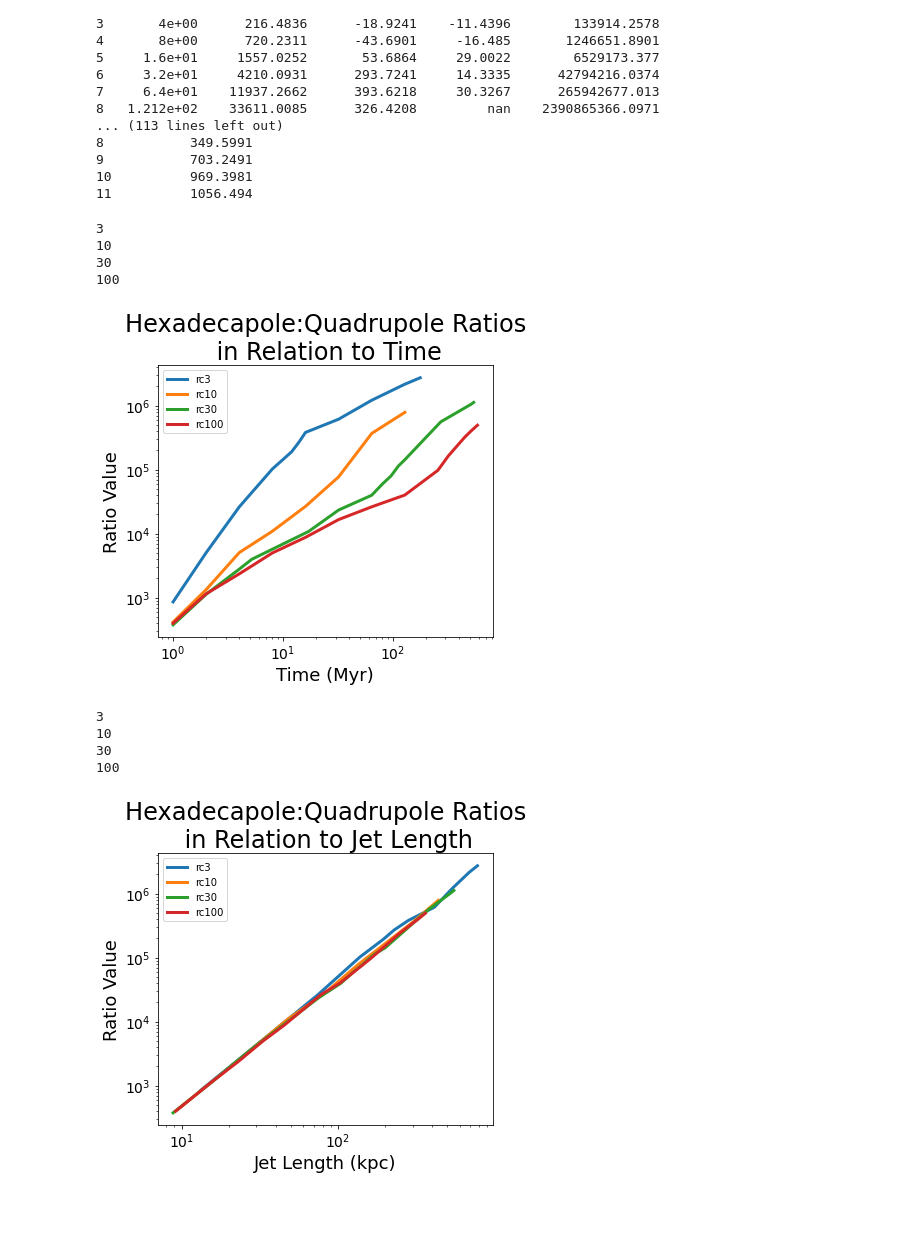
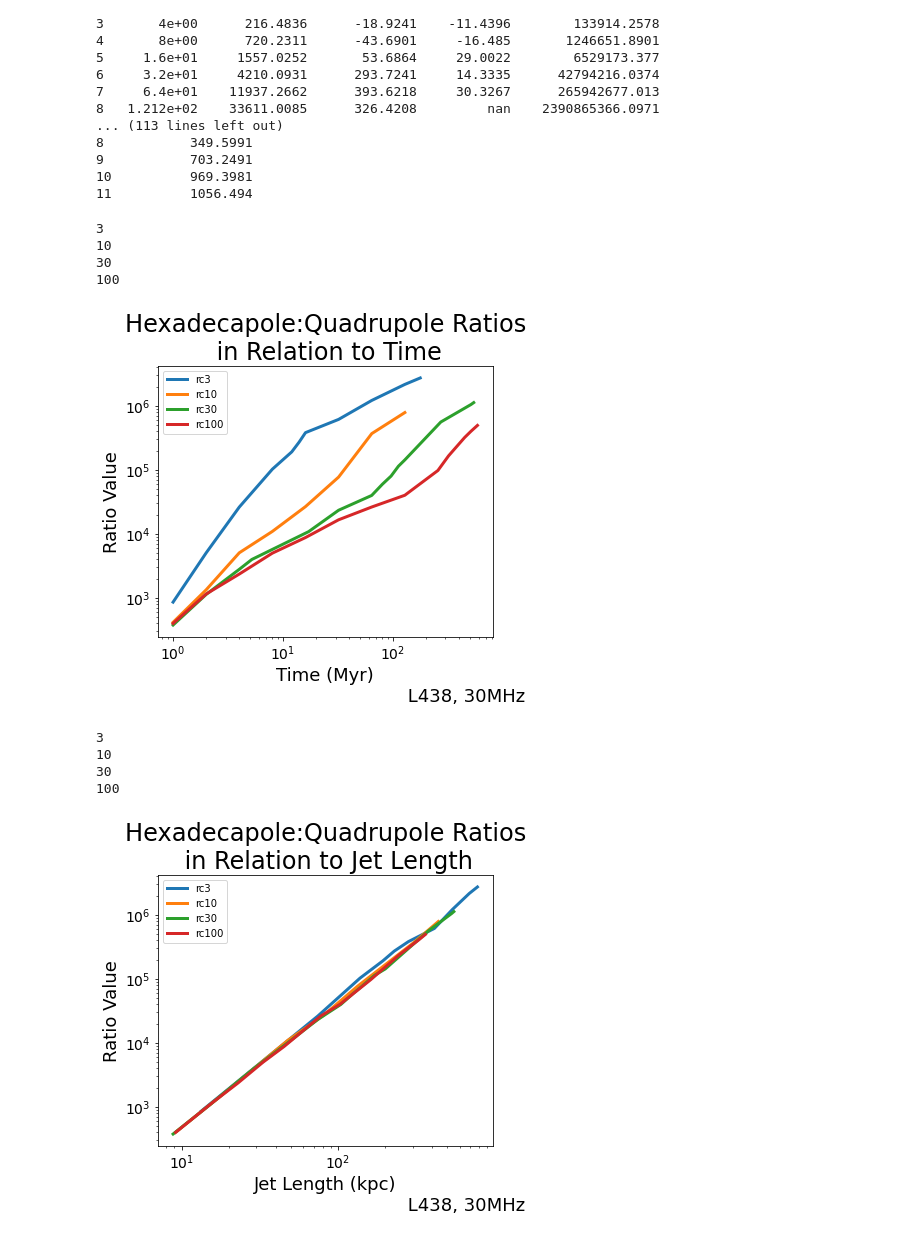
Before and after one commit to SolSamuels/Samuels_JetSimulationWork, a Jupyter notebook: HexadexApplication-Copy1.ipynb, the cells around one changed output. Drawn from its saved outputs; the diff is of its cells as text; code cells hidden in the pictures; blank space fills up the shorter version.

```diff
--- a/HexadexApplication-Copy1.ipynb
+++ b/HexadexApplication-Copy1.ipynb
@@ -525,7 +525,7 @@ for key in ratio_data_lst:
     plt.plot(rot_vals_flt, sq_ratio_flt, label = "L{}".format(stren), linewidth=3)
     plt.xscale("log")
     plt.yscale("log")
-    plt.xlabel("Time (Myr)", fontsize=18)
+    plt.xlabel("Time (Myr)\n                                                 rc30, 30MHz", fontsize=18)
     plt.xticks(fontsize=14)
     plt.ylabel("Ratio Value", fontsize=18)
     plt.yticks(fontsize=14)
@@ -628,12 +628,13 @@ for key in ratio_data_lst:
     plt.plot(len_vals_flt, sq_ratio_flt, label = "L{}".format(stren), linewidth=3)
     plt.xscale("log")
     plt.yscale("log")
-    plt.xlabel("Jet Length (kpc)", fontsize=18)
+    plt.xlabel("Jet Length (kpc)\n                                                 rc30, 30MHz", fontsize=18)
     plt.xticks(fontsize=14)
     plt.ylabel("Ratio Value", fontsize=18)
     plt.yticks(fontsize=14)
     plt.title("Hexadecapole:Quadrupole Ratios\n in Relation to Jet Length", fontsize=24)
 
+
     plt.legend()
 
 plt.show()
@@ -735,7 +736,7 @@ for key in ratio_data_lst:
     plt.plot(len_vals_flt, sq_ratio_flt, label = "L{}".format(stren), linewidth=3)
     plt.xscale("log")
     plt.yscale("log")
-    plt.xlabel("Jet Length (kpc)", fontsize=18)
+    plt.xlabel("Jet Length (kpc)\n                                                 rc30, 30MHz", fontsize=18)
     plt.xticks(fontsize=14)
     plt.ylabel("Ratio Value", fontsize=18)
     plt.yticks(fontsize=14)
@@ -1069,35 +1070,35 @@ for key in ratio_data_lst_rc:
         sq = math.sqrt(quad1_flt[i]**2 + quad2_flt[i]**2)
         sq_flt.append(sq)
 
     sq_hexa_flt = []
     for i in range(len(hexa1_flt)):
         sq = math.sqrt(hexa1_flt[i]**2 + hexa2_flt[i]**2)
         sq_hexa_flt.append(sq)
 
     sq_ratio_flt = []
     for i in range(len(sq_hexa_flt)):
         sq_ratio = sq_hexa_flt[i] / sq_flt[i]
         sq_ratio_flt.append(sq_ratio)
 
 
     plt.plot(rot_vals_flt, sq_ratio_flt, label = "rc{}".format(rc), linewidth=3)
     plt.xscale("log")
     plt.yscale("log")
-    plt.xlabel("Time (Myr)", fontsize=18)
+    plt.xlabel("Time (Myr)\n                                                 L438, 30MHz", fontsize=18)
     plt.xticks(fontsize=14)
     plt.ylabel("Ratio Value", fontsize=18)
     plt.yticks(fontsize=14)
     plt.title("Hexadecapole:Quadrupole Ratios\n in Relation to Time", fontsize=24)
 
     plt.legend()
 
 plt.show()
 # %% [output]
 3
 10
 30
 100
-[figure, old version]
+[figure, new version]
 # %%
 
 
@@ -1194,21 +1195,20 @@ for key in ratio_data_lst_rc:
     plt.plot(len_vals_flt, sq_ratio_flt, label = "rc{}".format(rc), linewidth=3)
     plt.xscale("log")
     plt.yscale("log")
-    plt.xlabel("Jet Length (kpc)", fontsize=18)
+    plt.xlabel("Jet Length (kpc)\n                                                 L438, 30MHz", fontsize=18)
     plt.xticks(fontsize=14)
     plt.ylabel("Ratio Value", fontsize=18)
     plt.yticks(fontsize=14)
     plt.title("Hexadecapole:Quadrupole Ratios\n in Relation to Jet Length", fontsize=24)
 
     plt.legend()
-
 plt.show()
 # %% [output]
 3
 10
 30
 100
-[figure, old version]
+[figure, new version]
 # %%
 
 
```
Also changed, not shown: parts of 4 cells of this notebook, 1 other file.
